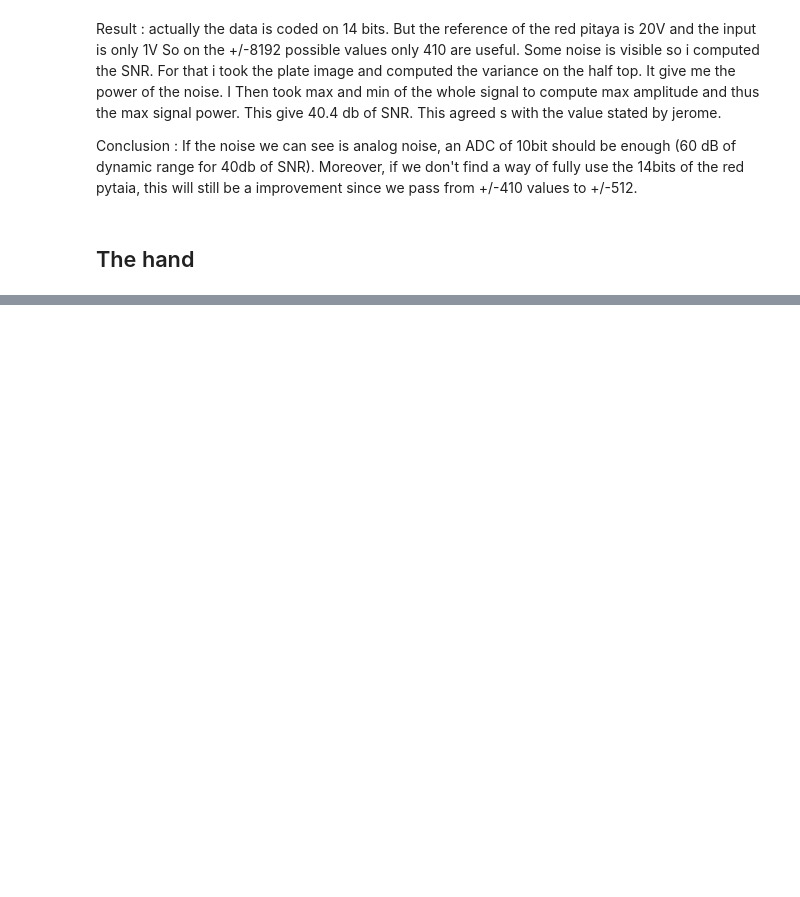
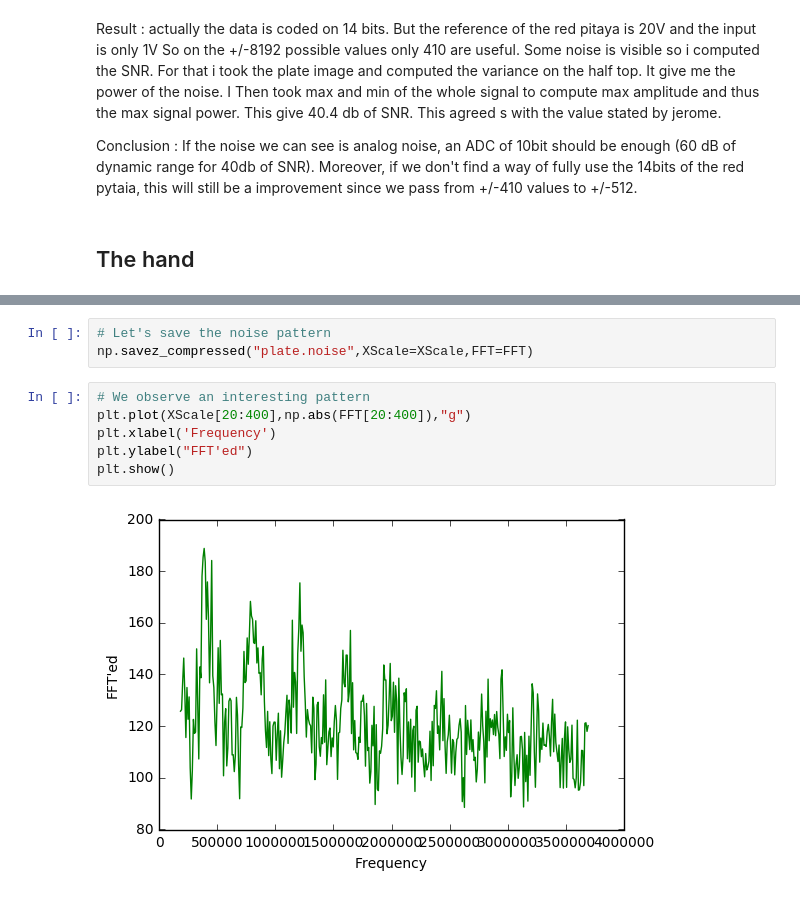
Before and after one commit to echopen/PRJ-medtec_sigproc, a Jupyter notebook: DeviceCaracterization/FirstCharacterization/first characterization.ipynb, the cells around one changed output, grey strips where cells are left out. Cells and saved outputs as stored; diff of their text form; blank space fills up the shorter version.

```diff
--- a/DeviceCaracterization/FirstCharacterization/first characterization.ipynb
+++ b/DeviceCaracterization/FirstCharacterization/first characterization.ipynb
@@ -80,0 +130,11 @@ plt.show()
+# %%
+# Let's save the noise pattern
+np.savez_compressed("plate.noise",XScale=XScale,FFT=FFT)
+# %%
+# We observe an interesting pattern
+plt.plot(XScale[20:400],np.abs(FFT[20:400]),"g")
+plt.xlabel('Frequency')
+plt.ylabel("FFT'ed")
+plt.show()
+# %% [output]
+[figure, added]
```
Also changed, not shown: parts of 6 cells of this notebook, 3 other files.
